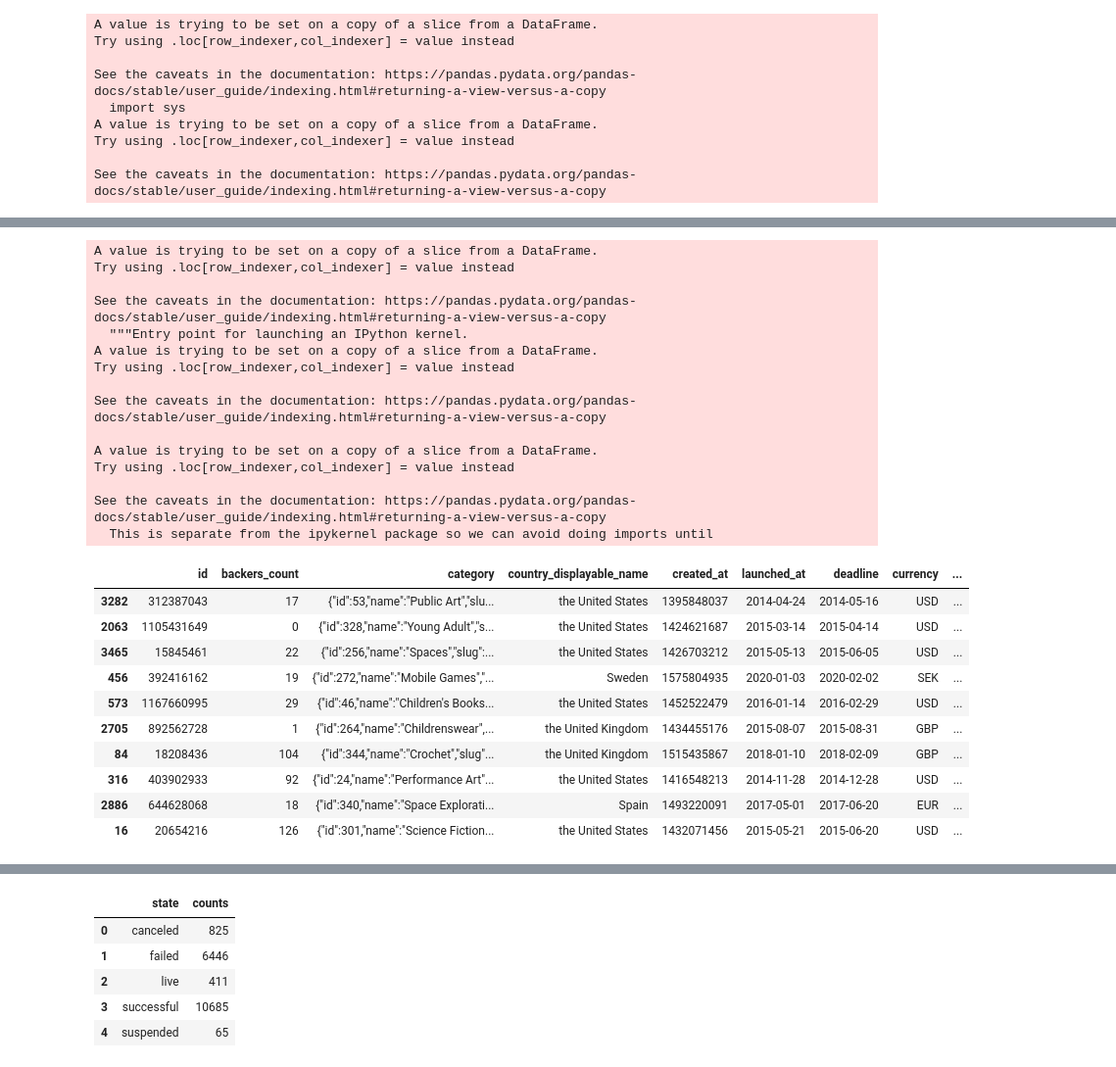
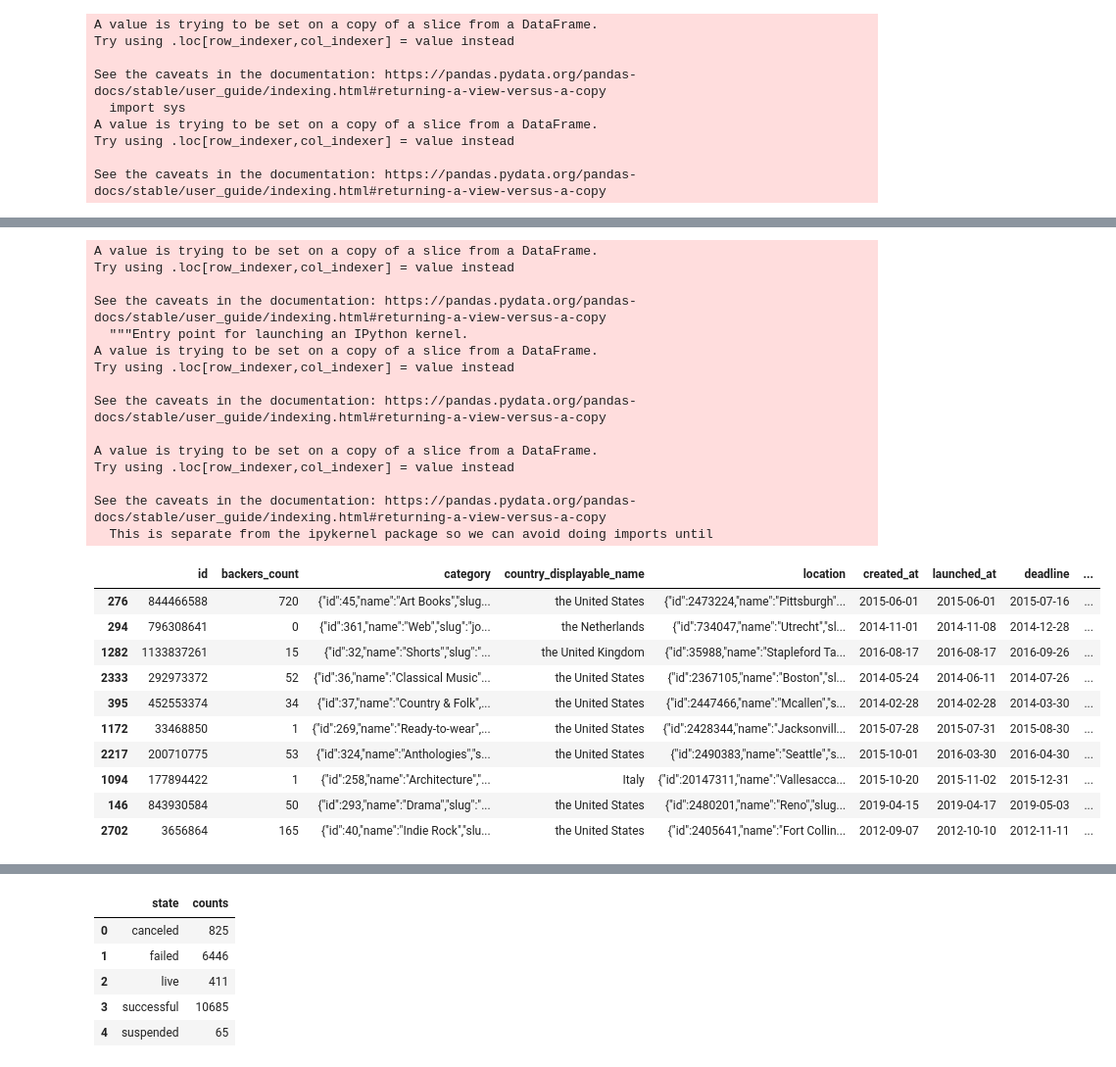
Before and after one commit to shwetasharmaeco/kickstarter_analysis, a Jupyter notebook: kickstarter_study.ipynb, the cells around one changed output, grey strips where cells are left out. Shown at 98% size. Drawn from its saved outputs; the diff is of its cells as text; code cells hidden in the pictures.

```diff
--- a/kickstarter_study.ipynb
+++ b/kickstarter_study.ipynb
@@ -18,4 +27,4 @@ data = pd.concat([table_1, table_2, table_3, table_4, table_5], axis=0)
 # %%
-df = data[['id','backers_count','category','country_displayable_name','created_at', 'launched_at', 'deadline','currency','pledged','goal','state'] ]
+df = data[['id','backers_count','category','country_displayable_name','location','created_at', 'launched_at', 'deadline','currency','pledged','goal','state'] ]
 df.head()
 # %% [output]
@@ -66,32 +72,32 @@ df.sample(100)
 # %%
-df["created_at"] = df["created_at"].apply(lambda x: x)
+df["created_at"] = df["created_at"].apply(lambda x: datetime.fromtimestamp(x).strftime('%Y-%m-%d'))
 df["launched_at"] = df["launched_at"].apply(lambda x: datetime.fromtimestamp(x).strftime('%Y-%m-%d'))
 df["deadline"] = df["deadline"].apply(lambda x: datetime.fromtimestamp(x).strftime('%Y-%m-%d'))
 df.sample(10)
 # %% [output]
 A value is trying to be set on a copy of a slice from a DataFrame.
 Try using .loc[row_indexer,col_indexer] = value instead
 
 See the caveats in the documentation: https://pandas.pydata.org/pandas-docs/stable/user_guide/indexing.html#returning-a-view-versus-a-copy
   """Entry point for launching an IPython kernel.
 A value is trying to be set on a copy of a slice from a DataFrame.
 Try using .loc[row_indexer,col_indexer] = value instead
 
 See the caveats in the documentation: https://pandas.pydata.org/pandas-docs/stable/user_guide/indexing.html#returning-a-view-versus-a-copy
 
 A value is trying to be set on a copy of a slice from a DataFrame.
 Try using .loc[row_indexer,col_indexer] = value instead
 
 See the caveats in the documentation: https://pandas.pydata.org/pandas-docs/stable/user_guide/indexing.html#returning-a-view-versus-a-copy
   This is separate from the ipykernel package so we can avoid doing imports until
-|  | id | backers_count | category | country_displayable_name | created_at | launched_at | deadline | currency | ... |
-| 3282 | 312387043 | 17 | {"id":53,"name":"Public Art","slu... | the United States | 1395848037 | 2014-04-24 | 2014-05-16 | USD | ... |
-| 2063 | 1105431649 | 0 | {"id":328,"name":"Young Adult","s... | the United States | 1424621687 | 2015-03-14 | 2015-04-14 | USD | ... |
-| 3465 | 15845461 | 22 | {"id":256,"name":"Spaces","slug":... | the United States | 1426703212 | 2015-05-13 | 2015-06-05 | USD | ... |
-| 456 | 392416162 | 19 | {"id":272,"name":"Mobile Games","... | Sweden | 1575804935 | 2020-01-03 | 2020-02-02 | SEK | ... |
-| 573 | 1167660995 | 29 | {"id":46,"name":"Children's Books... | the United States | 1452522479 | 2016-01-14 | 2016-02-29 | USD | ... |
-| 2705 | 892562728 | 1 | {"id":264,"name":"Childrenswear",... | the United Kingdom | 1434455176 | 2015-08-07 | 2015-08-31 | GBP | ... |
-| 84 | 18208436 | 104 | {"id":344,"name":"Crochet","slug"... | the United Kingdom | 1515435867 | 2018-01-10 | 2018-02-09 | GBP | ... |
-| 316 | 403902933 | 92 | {"id":24,"name":"Performance Art"... | the United States | 1416548213 | 2014-11-28 | 2014-12-28 | USD | ... |
-| 2886 | 644628068 | 18 | {"id":340,"name":"Space Explorati... | Spain | 1493220091 | 2017-05-01 | 2017-06-20 | EUR | ... |
-| 16 | 20654216 | 126 | {"id":301,"name":"Science Fiction... | the United States | 1432071456 | 2015-05-21 | 2015-06-20 | USD | ... |
+|  | id | backers_count | category | country_displayable_name | location | created_at | launched_at | deadline | ... |
+| 276 | 844466588 | 720 | {"id":45,"name":"Art Books","slug... | the United States | {"id":2473224,"name":"Pittsburgh"... | 2015-06-01 | 2015-06-01 | 2015-07-16 | ... |
+| 294 | 796308641 | 0 | {"id":361,"name":"Web","slug":"jo... | the Netherlands | {"id":734047,"name":"Utrecht","sl... | 2014-11-01 | 2014-11-08 | 2014-12-28 | ... |
+| 1282 | 1133837261 | 15 | {"id":32,"name":"Shorts","slug":"... | the United Kingdom | {"id":35988,"name":"Stapleford Ta... | 2016-08-17 | 2016-08-17 | 2016-09-26 | ... |
+| 2333 | 292973372 | 52 | {"id":36,"name":"Classical Music"... | the United States | {"id":2367105,"name":"Boston","sl... | 2014-05-24 | 2014-06-11 | 2014-07-26 | ... |
+| 395 | 452553374 | 34 | {"id":37,"name":"Country & Folk",... | the United States | {"id":2447466,"name":"Mcallen","s... | 2014-02-28 | 2014-02-28 | 2014-03-30 | ... |
+| 1172 | 33468850 | 1 | {"id":269,"name":"Ready-to-wear",... | the United States | {"id":2428344,"name":"Jacksonvill... | 2015-07-28 | 2015-07-31 | 2015-08-30 | ... |
+| 2217 | 200710775 | 53 | {"id":324,"name":"Anthologies","s... | the United States | {"id":2490383,"name":"Seattle","s... | 2015-10-01 | 2016-03-30 | 2016-04-30 | ... |
+| 1094 | 177894422 | 1 | {"id":258,"name":"Architecture","... | Italy | {"id":20147311,"name":"Vallesacca... | 2015-10-20 | 2015-11-02 | 2015-12-31 | ... |
+| 146 | 843930584 | 50 | {"id":293,"name":"Drama","slug":"... | the United States | {"id":2480201,"name":"Reno","slug... | 2019-04-15 | 2019-04-17 | 2019-05-03 | ... |
+| 2702 | 3656864 | 165 | {"id":40,"name":"Indie Rock","slu... | the United States | {"id":2405641,"name":"Fort Collin... | 2012-09-07 | 2012-10-10 | 2012-11-11 | ... |
```
Also changed, not shown: parts of 22 cells of this notebook.
